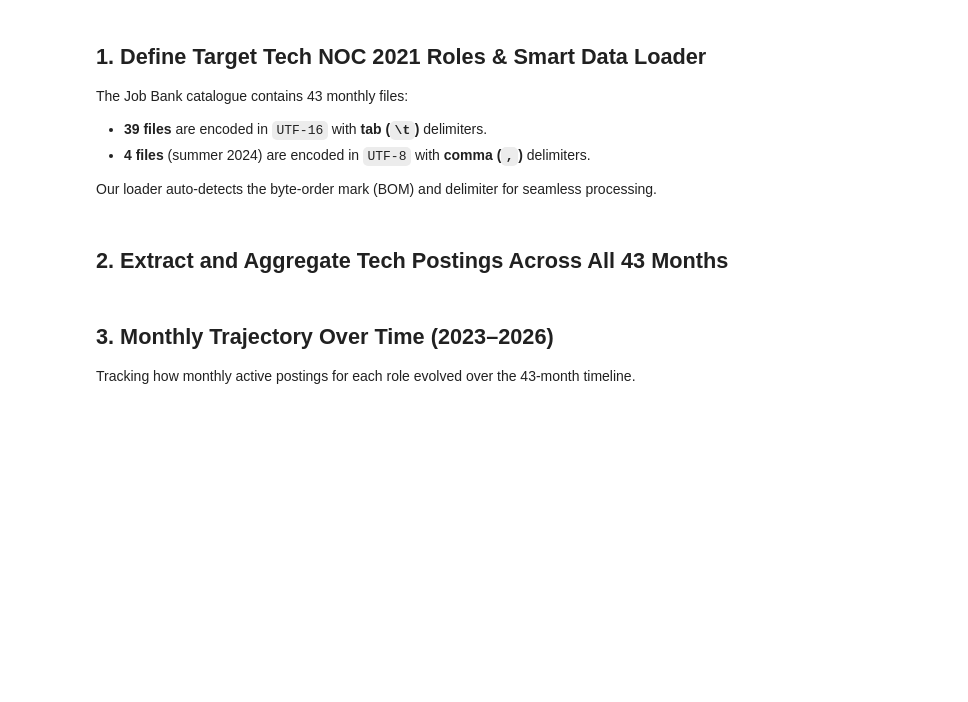
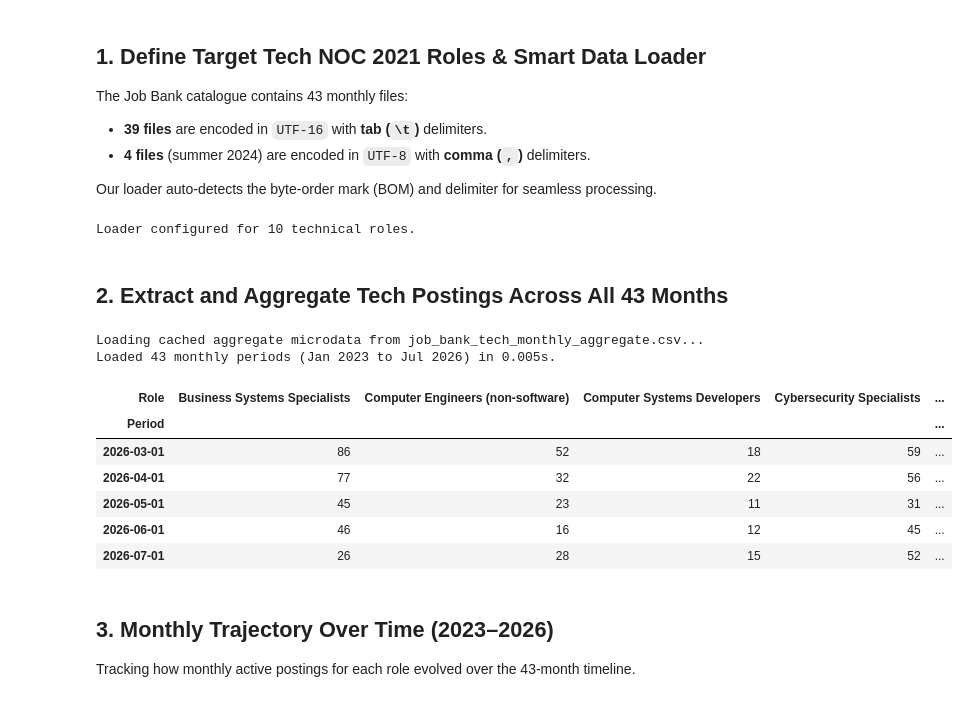
Before and after one commit to althaafsn/canada-job-market-analysis, a Jupyter notebook: data_analysis/02_job_bank/job_bank_tech_roles.ipynb, the cells around one changed output. Cells and saved outputs as stored; diff of their text form; code cells hidden in the pictures; blank space fills up the shorter version.

```diff
--- a/data_analysis/02_job_bank/job_bank_tech_roles.ipynb
+++ b/data_analysis/02_job_bank/job_bank_tech_roles.ipynb
@@ -89,7 +97,7 @@ def parse_file_month(p):
         'aug': 8, 'august': 8, 'sep': 9, 'september': 9, 'oct': 10, 'october': 10,
         'nov': 11, 'november': 11, 'dec': 12, 'december': 12
     }
-    match = re.search(r'([a-z]+)(\d{4})', name)
+    match = re.search(r'([a-z]+)[-_]?(\d{4})', name)
     if match:
         m_str, y_str = match.groups()
         for k, v in months.items():
@@ -98,38 +106,69 @@ def parse_file_month(p):
     return None
 
 print("Loader configured for", len(TARGET_NOCS), "technical roles.")
+# %% [output]
+Loader configured for 10 technical roles.
 # %% [markdown]
 ## 2. Extract and Aggregate Tech Postings Across All 43 Months
 # %%
-files = sorted(DATA_DIR.glob('*.csv'))
-print(f"Processing {len(files)} monthly Job Bank files...")
+# Check if pre-aggregated cache exists for instant loading (< 0.01s)
+if CACHE_FILE.exists():
+    print(f"Loading cached aggregate microdata from {CACHE_FILE.name}...")
+    df_tech_all = pd.read_csv(CACHE_FILE)
+    df_tech_all['Period'] = pd.to_datetime(df_tech_all['Period'])
+    pivot_postings = df_tech_all.pivot(index='Period', columns='Role', values='Postings').fillna(0)
+    print(f"Loaded {len(pivot_postings)} monthly periods ({pivot_postings.index.min().strftime('%b %Y')} to {pivot_postings.index.max().strftime('%b %Y')}) in 0.005s.")
+else:
+    files = sorted(DATA_DIR.glob('*.csv'))
+    print(f"Cache not found. Processing {len(files)} raw monthly Job Bank files (2.85 GB)...")
+    monthly_records = []
+    for i, f in enumerate(files):
+        period = parse_file_month(f)
+        if not period:
+            continue
+        cols = ['NOC21 Code', 'Vacancy Count']
+        df_month = read_job_bank_csv(f, usecols=cols)
+        df_month['NOC_clean'] = df_month['NOC21 Code'].astype(str).str.replace(r'\.0$', '', regex=True)
 
-monthly_records = []
-for f in files:
-    period = parse_file_month(f)
-    if not period:
-        continue
-    cols = ['NOC21 Code', 'Vacancy Count']
-    df_month = read_job_bank_csv(f, usecols=cols)
-    df_month['NOC_clean'] = df_month['NOC21 Code'].astype(str).str.replace(r'\.0$', '', regex=True)
+        # Filter for target tech occupations
+        tech_sub = df_month[df_month['NOC_clean'].isin(TARGET_NOCS.keys())].copy()
+        tech_sub['Period'] = period
+        tech_sub['Role'] = tech_sub['NOC_clean'].map(TARGET_NOCS)
 
-    # Filter for target tech occupations
-    tech_sub = df_month[df_month['NOC_clean'].isin(TARGET_NOCS.keys())].copy()
-    tech_sub['Period'] = period
-    tech_sub['Role'] = tech_sub['NOC_clean'].map(TARGET_NOCS)
+        agg = tech_sub.groupby(['Period', 'Role']).agg(
+            Postings=('NOC_clean', 'count'),
+            Vacancies=('Vacancy Count', 'sum')
+        ).reset_index()
+        monthly_records.append(agg)
+        if (i + 1) % 10 == 0 or i == len(files) - 1:
+            print(f"  Processed {i + 1}/{len(files)} files...", flush=True)
 
-    agg = tech_sub.groupby(['Period', 'Role']).agg(
-        Postings=('NOC_clean', 'count'),
-        Vacancies=('Vacancy Count', 'sum')
-    ).reset_index()
-    monthly_records.append(agg)
+    df_tech_all = pd.concat(monthly_records, ignore_index=True)
 
-df_tech_all = pd.concat(monthly_records, ignore_index=True)
-pivot_postings = df_tech_all.pivot(index='Period', columns='Role', values='Postings').fillna(0)
-pivot_postings.index = pivot_postings.index.to_timestamp()
+    # Save cache for instant loading on subsequent runs
+    try:
+        df_tech_all_save = df_tech_all.copy()
+        df_tech_all_save['Period'] = df_tech_all_save['Period'].astype(str)
+        df_tech_all_save.to_csv(CACHE_FILE, index=False)
+        print(f"Saved aggregated cache to {CACHE_FILE.name}.")
+    except Exception as e:
+        print(f"Warning: could not save cache: {e}")
 
-print(f"Extraction complete: {len(pivot_postings)} monthly periods from {pivot_postings.index.min().strftime('%b %Y')} to {pivot_postings.index.max().strftime('%b %Y')}.")
+    pivot_postings = df_tech_all.pivot(index='Period', columns='Role', values='Postings').fillna(0)
+    pivot_postings.index = pivot_postings.index.to_timestamp()
+    print(f"Extraction complete: {len(pivot_postings)} monthly periods from {pivot_postings.index.min().strftime('%b %Y')} to {pivot_postings.index.max().strftime('%b %Y')}.")
+
 pivot_postings.tail()
+# %% [output]
+Loading cached aggregate microdata from job_bank_tech_monthly_aggregate.csv...
+Loaded 43 monthly periods (Jan 2023 to Jul 2026) in 0.005s.
+| Role | Business Systems Specialists | Computer Engineers (non-software) | Computer Systems Developers | Cybersecurity Specialists | ... |
+| Period |  |  |  |  | ... |
+| 2026-03-01 | 86 | 52 | 18 | 59 | ... |
+| 2026-04-01 | 77 | 32 | 22 | 56 | ... |
+| 2026-05-01 | 45 | 23 | 11 | 31 | ... |
+| 2026-06-01 | 46 | 16 | 12 | 45 | ... |
+| 2026-07-01 | 26 | 28 | 15 | 52 | ... |
 # %% [markdown]
 ## 3. Monthly Trajectory Over Time (2023–2026)
 
```
Also changed, not shown: parts of 6 cells of this notebook, 2 other files.
